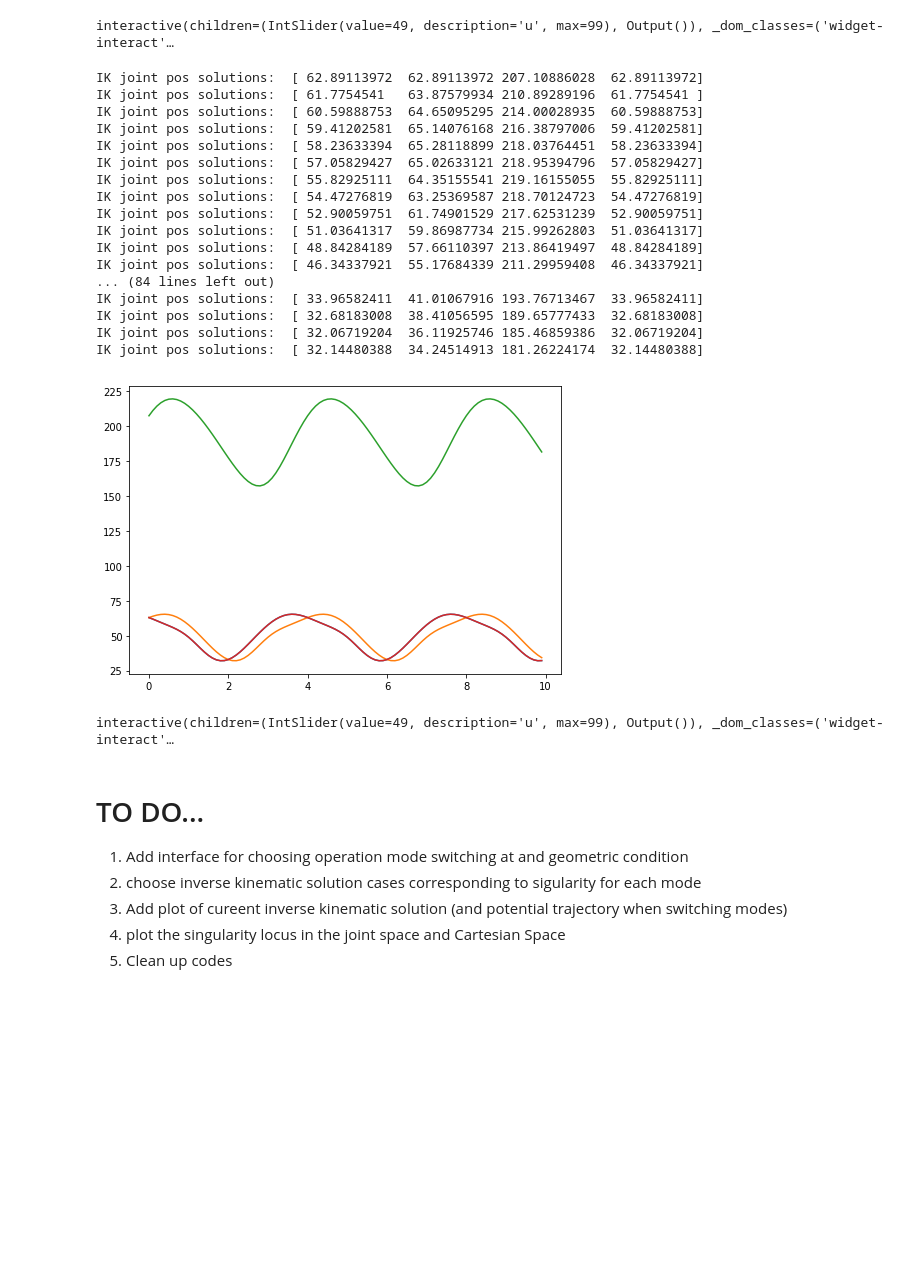
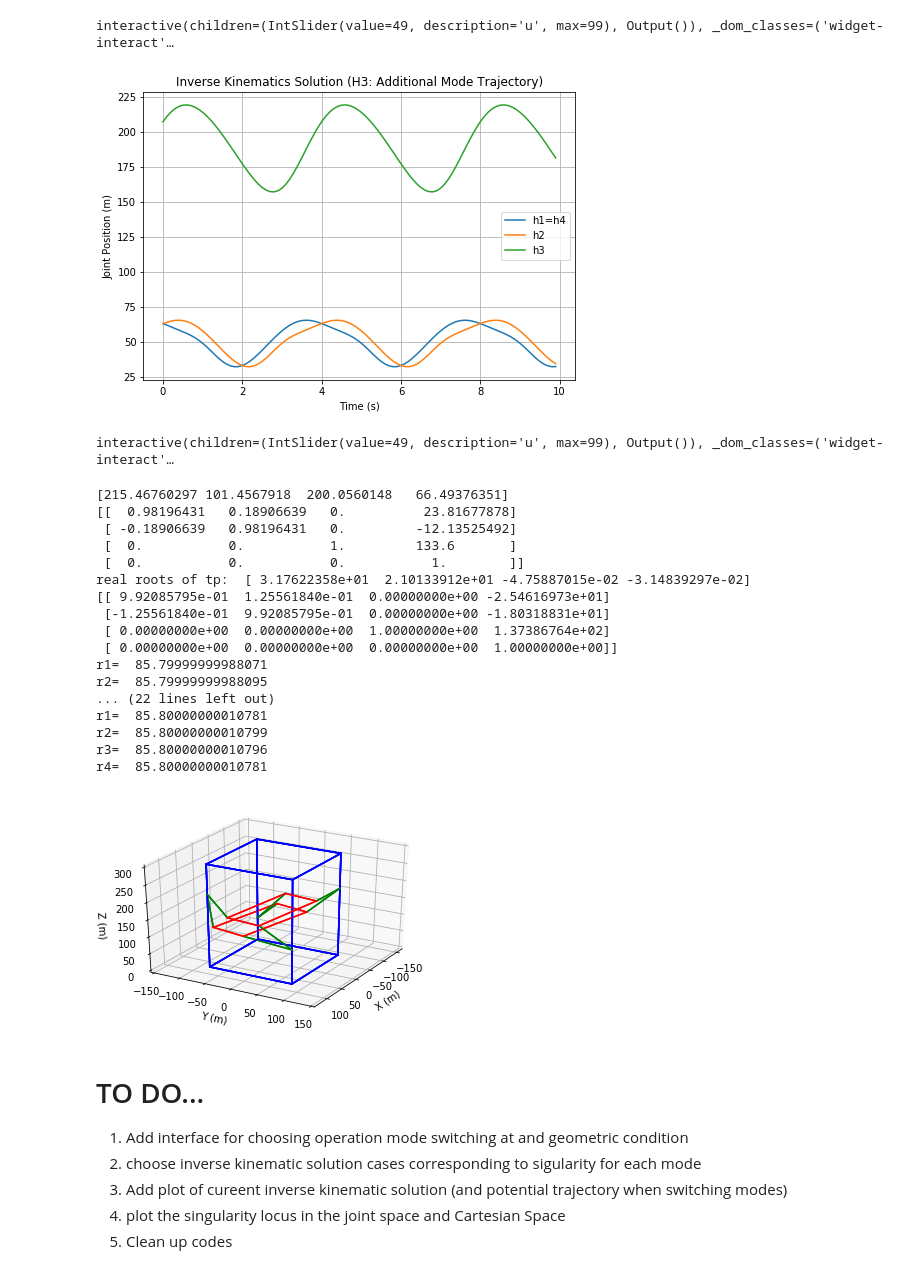
Before and after one commit to ROAR-Lab-Spine/4-CRU_mechanism_analysis, a Jupyter notebook: 4CRU_mech_kinematics.ipynb, the cells around one changed output. Drawn from its saved outputs; the diff is of its cells as text; code cells hidden in the pictures; blank space fills up the shorter version.

```diff
--- a/4CRU_mech_kinematics.ipynb
+++ b/4CRU_mech_kinematics.ipynb
@@ -307,44 +368,31 @@ interactive(children=(IntSlider(value=49, description='u', max=99), Output()), _
 # %%
 # H3 geometric A Trajectory
 robot.operation_mode = "H3"
 dt3a = 0.1
 tt3a = np.arange(0, 10, dt3a)
 Xx3a = np.ones(len(tt3a))*0
 Yy3a = 15.0*np.sin(0.5 * np.pi * tt3a)
 Zz3a = 120.0 + 15.0*np.cos(0.5 * np.pi * tt3a)
 # Theta3a = np.ones(len(tt3a))*0.5
 Theta3a = 0.5*np.sin(0.5 * np.pi * tt3a)
 
 des_pose_4dof_traj = np.array([Xx3a, Yy3a, Zz3a, Theta3a])
 Hh3a, TFtf3a = robot.solve_inv_kin_traj(des_pose_4dof_traj)
 
 fig = plt.figure()
 ax = fig.add_axes([0,0,1,1])
-ax.plot(tt3a, Hh3a[0,:])
-ax.plot(tt3a, Hh3a[1,:])
-ax.plot(tt3a, Hh3a[2,:])
-ax.plot(tt3a, Hh3a[3,:])
-
+ax.plot(tt3a, Hh3a[0,:], label='h1=h4')
+ax.plot(tt3a, Hh3a[1,:], label='h2')
+ax.plot(tt3a, Hh3a[2,:], label='h3')
+# ax.plot(tt3a, Hh3a[3,:], label='h4')
+ax.set_ylabel('Joint Position (m)')
+ax.set_xlabel('Time (s)')
+ax.set_title('Inverse Kinematics Solution (H3: Additional Mode Trajectory)')
+ax.legend()
+plt.grid(True)
 plt.show()
 # %% [output]
-IK joint pos solutions:  [ 62.89113972  62.89113972 207.10886028  62.89113972]
-IK joint pos solutions:  [ 61.7754541   63.87579934 210.89289196  61.7754541 ]
-IK joint pos solutions:  [ 60.59888753  64.65095295 214.00028935  60.59888753]
-IK joint pos solutions:  [ 59.41202581  65.14076168 216.38797006  59.41202581]
-IK joint pos solutions:  [ 58.23633394  65.28118899 218.03764451  58.23633394]
-IK joint pos solutions:  [ 57.05829427  65.02633121 218.95394796  57.05829427]
-IK joint pos solutions:  [ 55.82925111  64.35155541 219.16155055  55.82925111]
-IK joint pos solutions:  [ 54.47276819  63.25369587 218.70124723  54.47276819]
-IK joint pos solutions:  [ 52.90059751  61.74901529 217.62531239  52.90059751]
-IK joint pos solutions:  [ 51.03641317  59.86987734 215.99262803  51.03641317]
-IK joint pos solutions:  [ 48.84284189  57.66110397 213.86419497  48.84284189]
-IK joint pos solutions:  [ 46.34337921  55.17684339 211.29959408  46.34337921]
-... (84 lines left out)
-IK joint pos solutions:  [ 33.96582411  41.01067916 193.76713467  33.96582411]
-IK joint pos solutions:  [ 32.68183008  38.41056595 189.65777433  32.68183008]
-IK joint pos solutions:  [ 32.06719204  36.11925746 185.46859386  32.06719204]
-IK joint pos solutions:  [ 32.14480388  34.24514913 181.26224174  32.14480388]
-[figure, old version]
+[figure, new version]
 # %%
 def traj_H3(u):
     #plt.ion() # don't need to use plt.show()
@@ -372,6 +420,49 @@ def traj_H3(u):
 interact(traj_H3, u=(0, len(tt3a)-1));
 # %% [output]
 interactive(children=(IntSlider(value=49, description='u', max=99), Output()), _dom_classes=('widget-interact'…
+# %%
+print(robot.joint_pos)
+print(robot.tf_mat)
+import forward_kin_4CRU as fwd_kin
+
+rr = robot.forward_kinematics()
+print('real roots of tp: ', rr)
+np.real(rr)
+
+half_tan = rr[3]
+
+fig = plt.figure()
+ax = fig.gca(projection='3d')
+ax.view_init(30, 30)
+
+for i in range(len(rr)):
+
+    # manually set joint position and tranformation mat of the robot
+    robot.tf_mat = robot.tf_mat_from_tp(rr[i])
+    print(robot.tf_mat)
+    # draw robot
+    robot.drawRobot(ax)
+
+plt.show()
+# %% [output]
+[215.46760297 101.4567918  200.0560148   66.49376351]
+[[  0.98196431   0.18906639   0.          23.81677878]
+ [ -0.18906639   0.98196431   0.         -12.13525492]
+ [  0.           0.           1.         133.6       ]
+ [  0.           0.           0.           1.        ]]
+real roots of tp:  [ 3.17622358e+01  2.10133912e+01 -4.75887015e-02 -3.14839297e-02]
+[[ 9.92085795e-01  1.25561840e-01  0.00000000e+00 -2.54616973e+01]
+ [-1.25561840e-01  9.92085795e-01  0.00000000e+00 -1.80318831e+01]
+ [ 0.00000000e+00  0.00000000e+00  1.00000000e+00  1.37386764e+02]
+ [ 0.00000000e+00  0.00000000e+00  0.00000000e+00  1.00000000e+00]]
+r1=  85.79999999988071
+r2=  85.79999999988095
+... (22 lines left out)
+r1=  85.80000000010781
+r2=  85.80000000010799
+r3=  85.80000000010796
+r4=  85.80000000010781
+[figure, added]
 # %% [markdown]
 # TO DO...
 1. Add interface for choosing operation mode switching at  and geometric condition
```
Also changed, not shown: parts of 28 cells of this notebook, 2 other files.
